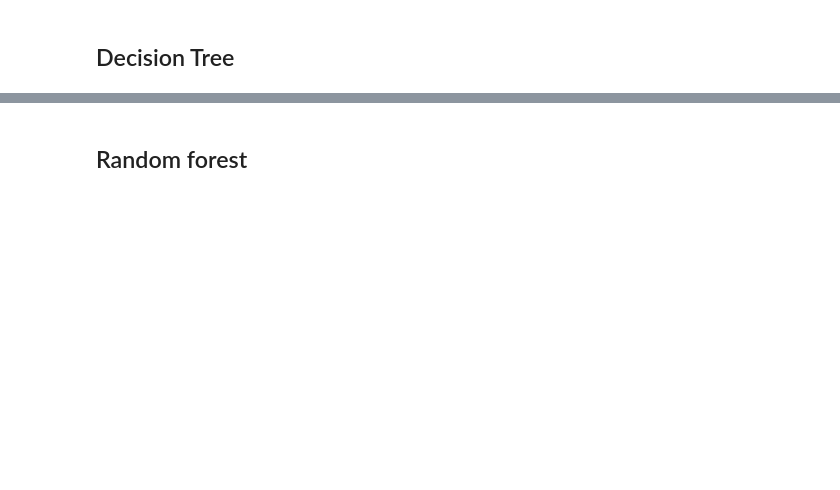
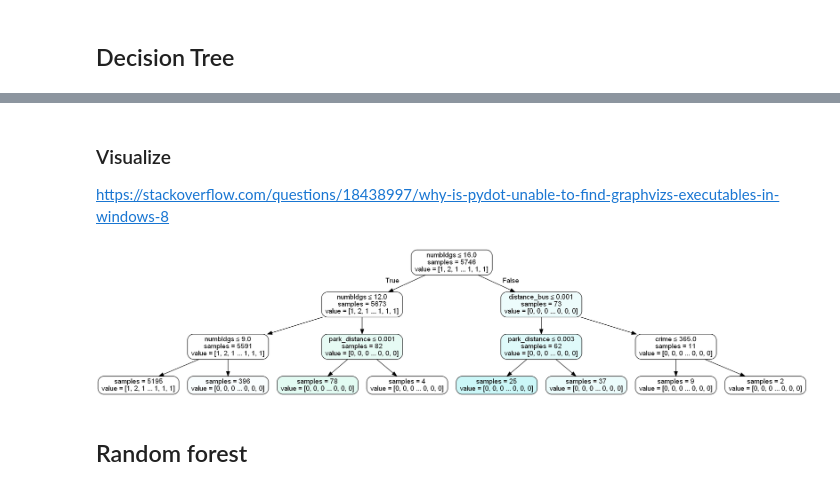
Before and after one commit to JunjieTsai/MLC2019_Project, a Jupyter notebook: 0507 Preprocessing4 & Modeling.ipynb, the cells around one changed output, grey strips where cells are left out. Saved outputs shown, nothing was run; the diff lists cells and outputs as text; code cells hidden in the pictures; blank space fills up the shorter version.

```diff
--- a/0507 Preprocessing4 & Modeling.ipynb
+++ b/0507 Preprocessing4 & Modeling.ipynb
@@ -1221,0 +1400,7 @@ array([ 3.44396607e-02, -1.06600086e-03,  6.24295569e-02, -0.00000000e+00,
+# %%
+selected_columns_top10 = abs(df.corr().iloc[:,:1]).sort_values('SALE PRICE')[-10:-1].index
+# %%
+dt=DecisionTreeClassifier()
+dt.fit(X_train[selected_columns_top10], Y_train)
+print('In sample accuracy:',dt.score(X_train[selected_columns_top10],Y_train))
+print('Out of sample accuracy:',dt.score(X_test[selected_columns_top10],Y_test))
@@ -1221,0 +1422,5 @@ array([ 3.44396607e-02, -1.06600086e-03,  6.24295569e-02, -0.00000000e+00,
+# %%
+dt=DecisionTreeClassifier(max_depth=5)
+dt.fit(X_train, Y_train)
+print('In sample accuracy:',dt.score(X_train,Y_train))
+print('Out of sample accuracy:',dt.score(X_test,Y_test))
@@ -1221,0 +1450,8 @@ array([ 3.44396607e-02, -1.06600086e-03,  6.24295569e-02, -0.00000000e+00,
+# %%
+dt = DecisionTreeClassifier()
+dt.fit(X_train, Y_train)
+Feature_importance=pd.DataFrame([list(X_train.columns),list(dt.feature_importances_)]).T
+Feature_importance.columns=["variables","importance"]
+
+# list the top 5 most important features in order
+Feature_importance.sort_values(by="importance",ascending=False).iloc[:10,:]
@@ -1221,0 +1470,3 @@ array([ 3.44396607e-02, -1.06600086e-03,  6.24295569e-02, -0.00000000e+00,
+# %% [markdown]
+### Visualize
+https://stackoverflow.com/questions/18438997/why-is-pydot-unable-to-find-graphvizs-executables-in-windows-8
@@ -1222,2 +1480,14 @@ array([ 3.44396607e-02, -1.06600086e-03,  6.24295569e-02, -0.00000000e+00,
+# %%
+dt = DecisionTreeClassifier(max_depth=3) # just to keep it simple for visualization
+dt.fit(X_train,Y_train)
+
+thestring = tree.export_graphviz(dt, out_file=None,
+                         feature_names=X_train.columns.values,
+                         filled=True, rounded=True,
+                         special_characters=True,impurity=False)
+graph = pydotplus.graph_from_dot_data(thestring)
+Image(graph.create_png())
+# %% [output]
+[figure, added]
 # %% [markdown]
 ## Random forest
```
Also changed, not shown: parts of 75 cells of this notebook.
